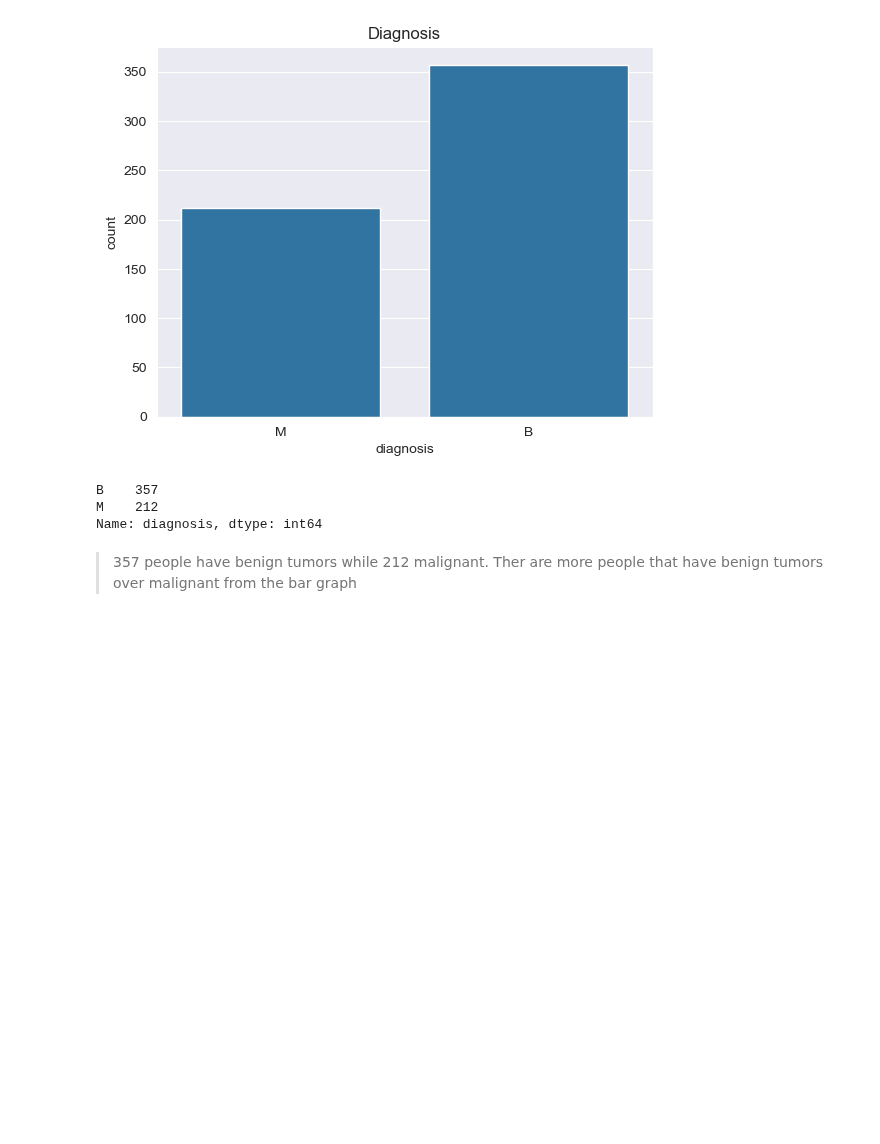
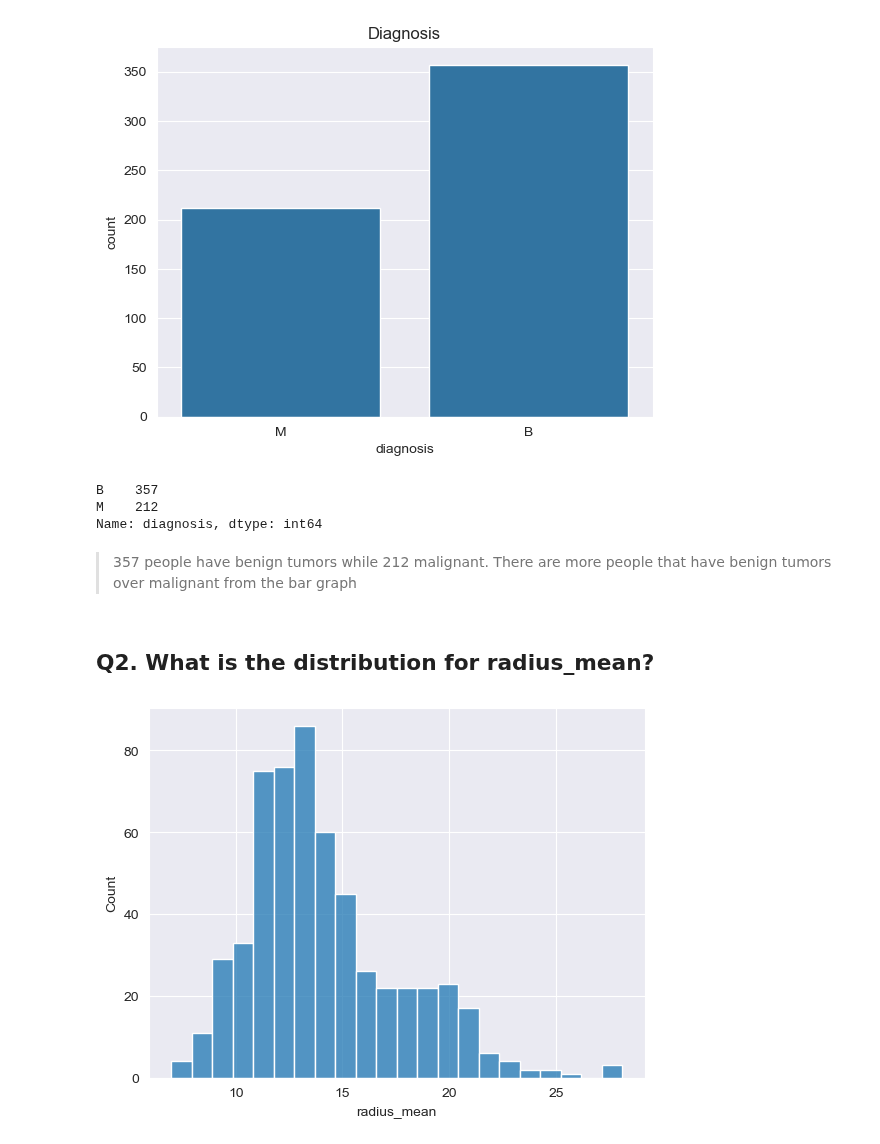
Before and after one commit to denzeil/Breast-Cancer-Predictive-Analysis, a Jupyter notebook: cancer_data.ipynb, the cells around one changed output. Cells and saved outputs as stored; diff of their text form; code cells hidden in the pictures; blank space fills up the shorter version.

```diff
--- a/cancer_data.ipynb
+++ b/cancer_data.ipynb
@@ -160,5 +160,11 @@ Cancer_copy.diagnosis.value_counts()
 B    357
 M    212
 Name: diagnosis, dtype: int64
-# %% [markdown]
-> 357 people have benign tumors while 212 malignant. Ther are more people that have benign tumors over malignant from the bar graph
+# %% [markdown]
+> 357 people have benign tumors while 212 malignant. There are more people that have benign tumors over malignant from the bar graph
+# %% [markdown]
+## Q2. What is the distribution for radius_mean?
+# %%
+sns.histplot(data=Cancer_copy[""],x='radius_mean');
+# %% [output]
+[figure, added]
```
Also changed, not shown: parts of 2 cells of this notebook.
